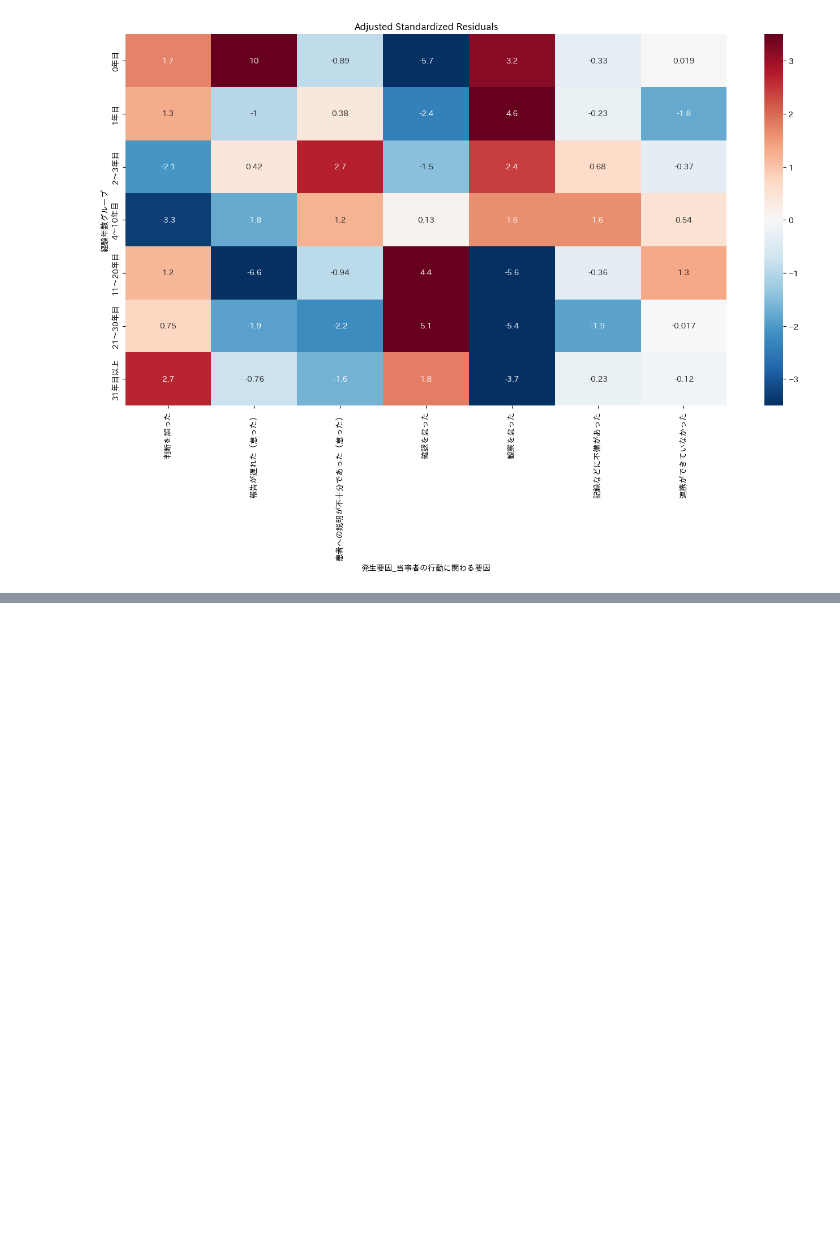
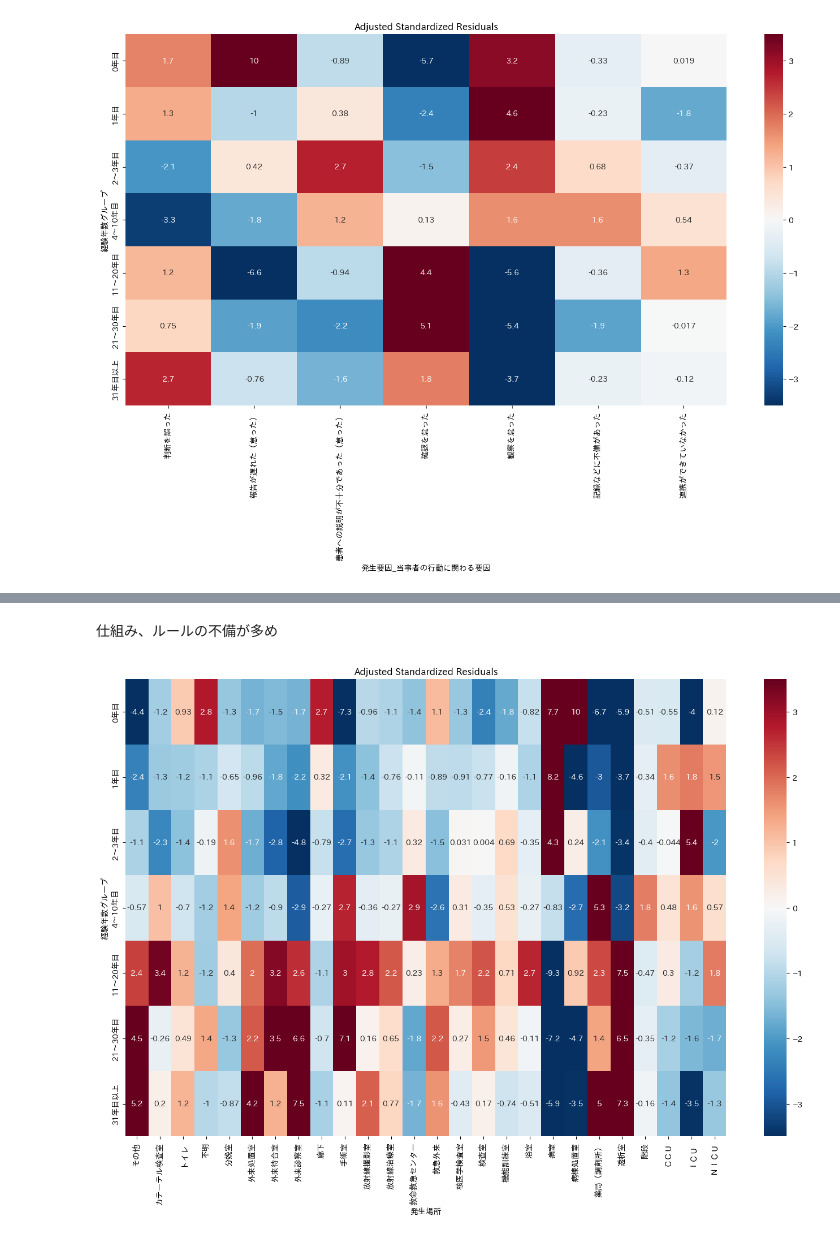
Before and after one commit to maizoh/Project_Shinshu, a Jupyter notebook: Project_Shinshu_2.ipynb, the cells around one changed output, grey strips where cells are left out. Cells and saved outputs as stored; diff of their text form; code cells hidden in the pictures; blank space fills up the shorter version.

```diff
--- a/Project_Shinshu_2.ipynb
+++ b/Project_Shinshu_2.ipynb
@@ -184,0 +239,24 @@ plt.show()
+# %% [markdown]
+仕組み、ルールの不備が多め
+# %%
+cross_table_place=pd.crosstab(df_place["経験年数グループ"],df_place["発生場所"])
+df_residuals_place=adjusted_standardized_residuals(cross_table_place)
+# %%
+plt.figure(figsize=(14, 10))
+
+# 0を中心に、プラス（赤）とマイナス（青）が綺麗に分かれるカラーマップ「RdBu_r」を使用
+# vmin, vmaxを±3.3くらいに設定すると、目立つ場所だけが濃くなるよ
+sns.heatmap(
+    df_residuals_place,
+    annot=True,  # 件数が多いならFalse、見たいならTrue
+    cmap="RdBu_r",
+    center=0,
+    vmin=-3.5,
+    vmax=3.5,
+)
+
+plt.title("Adjusted Standardized Residuals")
+plt.tight_layout()
+plt.show()
+# %% [output]
+[figure, added]
```
Also changed, not shown: parts of 19 cells of this notebook.
